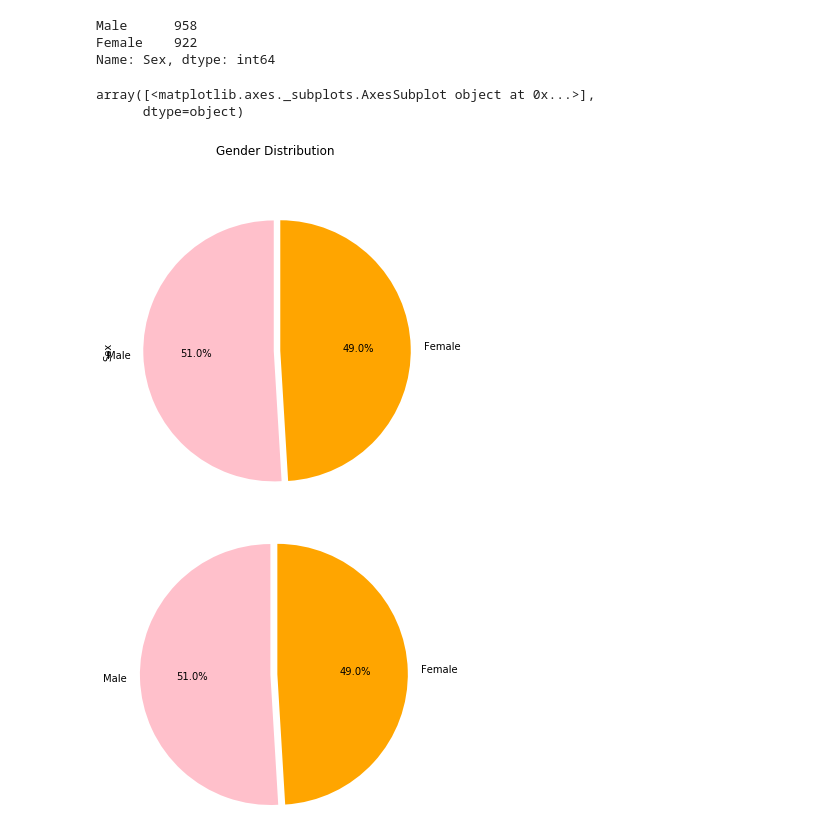
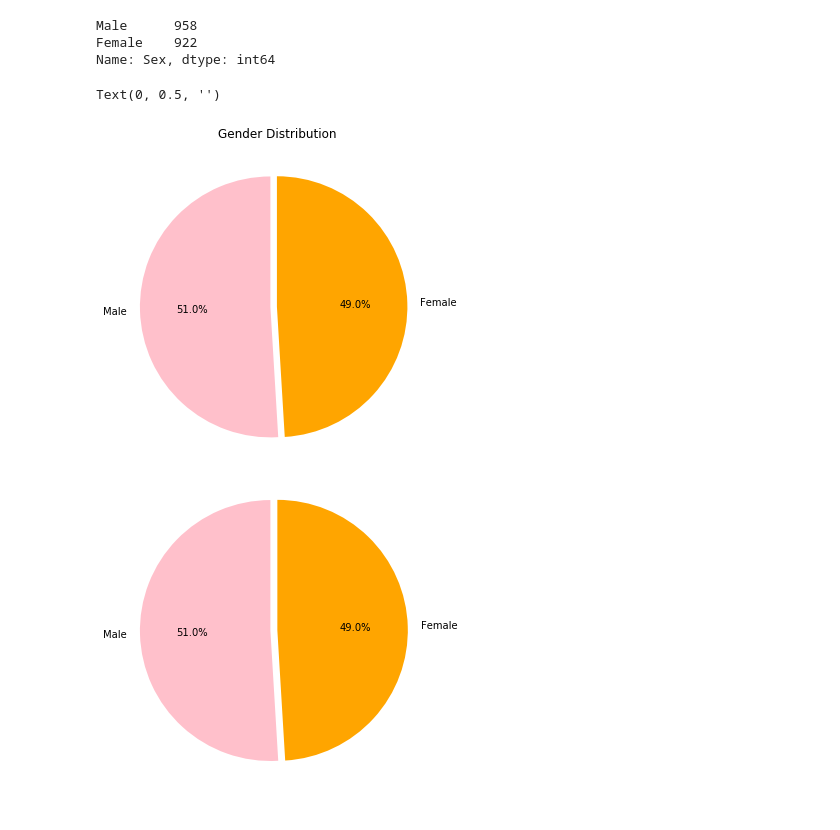
Before and after one commit to Navyhoang/Matplotlib-Challenge, a Jupyter notebook: Pymaceuticals/pymaceuticals.ipynb, the cells around one changed output. Saved outputs shown, nothing was run; the diff lists cells and outputs as text; code cells hidden in the pictures; blank space fills up the shorter version.

```diff
--- a/Pymaceuticals/pymaceuticals.ipynb
+++ b/Pymaceuticals/pymaceuticals.ipynb
@@ -244,12 +244,12 @@ Name: Sex, dtype: int64
 # %%
 # Plot using Panda, Generate a pie plot showing the distribution of female versus male mice
 colors =["pink", "orange"]
 
-gender_counts.plot(kind="pie", subplots=True, title="Gender Distribution", explode=(0.05,0), startangle=90, figsize=(6,6), autopct='%1.1f%%', colors=colors)
+gender_counts.plot(kind="pie",  title="Gender Distribution", explode=(0.05,0), startangle=90, figsize=(6,6), autopct='%1.1f%%', colors=colors)
+plt.axes().set_ylabel('')
 # %% [output]
-array([<matplotlib.axes._subplots.AxesSubplot object at 0x...>],
-      dtype=object)
+Text(0, 0.5, '')
-[figure, old version]
+[figure, new version]
 # %%
 # Plot using pyplot, Generate a pie plot showing the distribution of female versus male mice.
 labels = gender_counts.index.values
```
Also changed, not shown: parts of 5 cells of this notebook.
